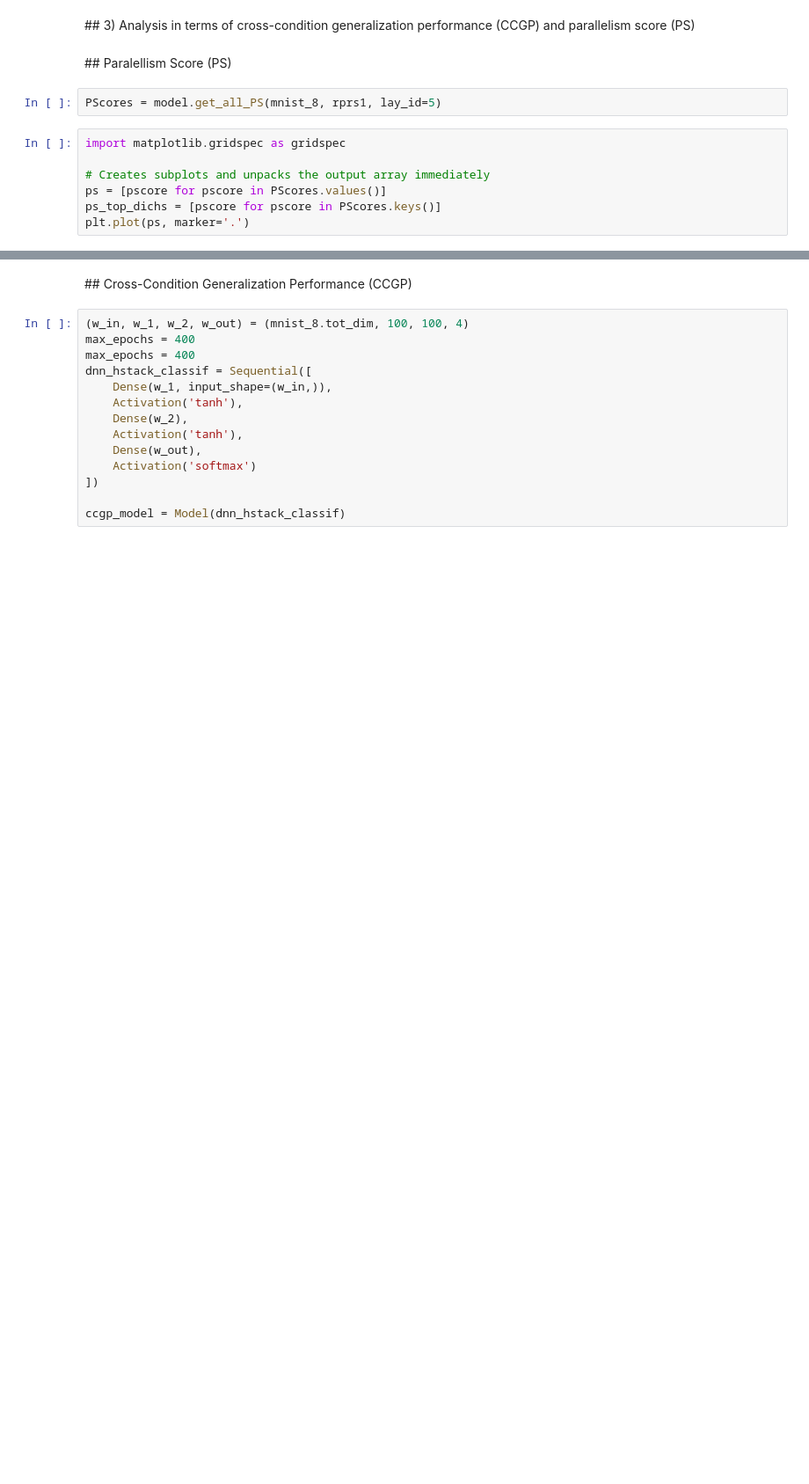
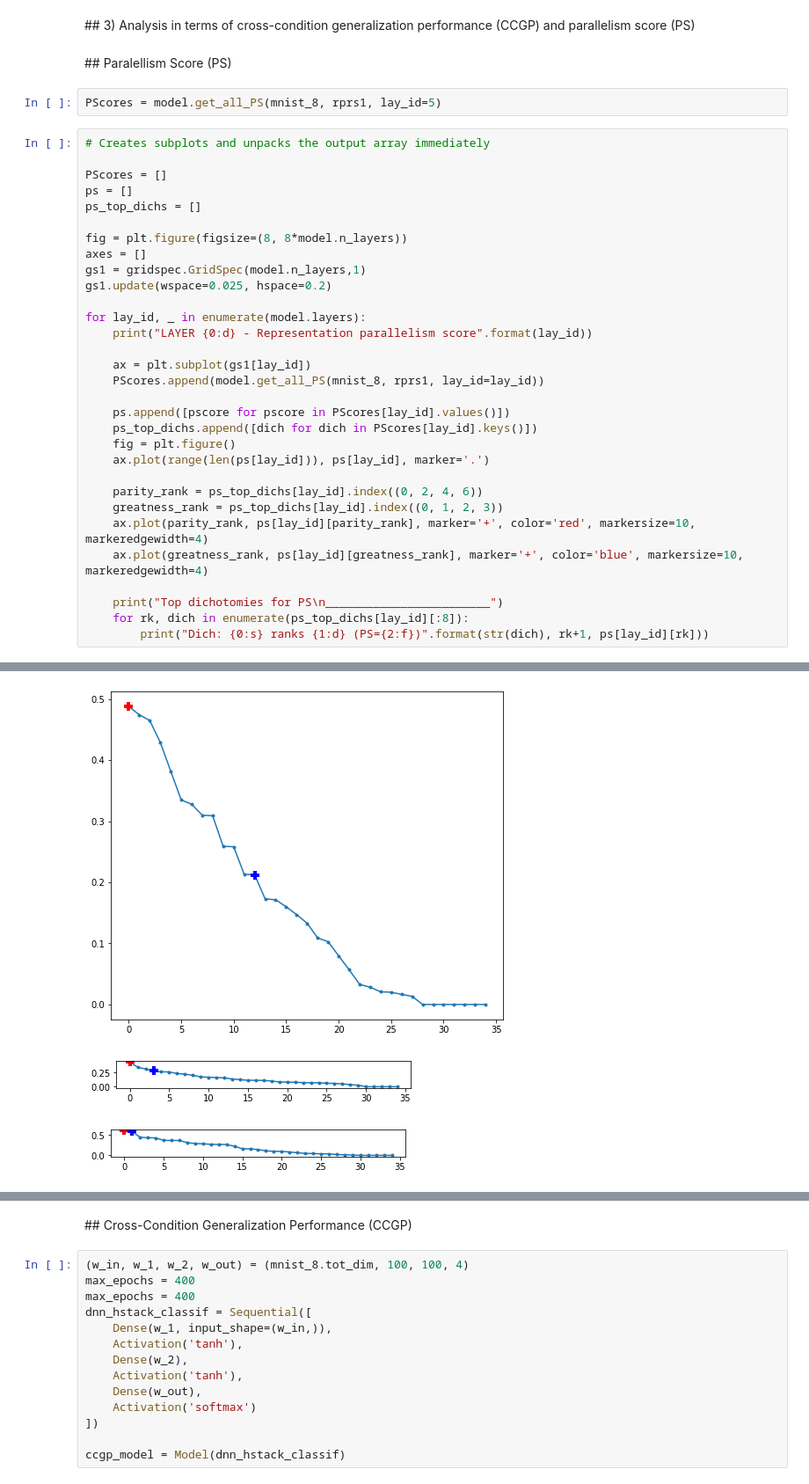
Before and after one commit to slebastard/GeomAbs, a Jupyter notebook: geom_abs/notebooks/GeomAbstr_DNN_MNIST.ipynb, the cells around one changed output, grey strips where cells are left out. Shown: that part at 88% size. Saved outputs shown, nothing was run; the diff lists cells and outputs as text; blank space fills up the shorter version.

```diff
--- a/geom_abs/notebooks/GeomAbstr_DNN_MNIST.ipynb
+++ b/geom_abs/notebooks/GeomAbstr_DNN_MNIST.ipynb
@@ -110,10 +137,35 @@ for lay_id, rpr in enumerate(rprs2):
 ## Paralellism Score (PS)
 # %%
 PScores = model.get_all_PS(mnist_8, rprs1, lay_id=5)
-# %%
-import matplotlib.gridspec as gridspec
-
-# Creates subplots and unpacks the output array immediately
-ps = [pscore for pscore in PScores.values()]
-ps_top_dichs = [pscore for pscore in PScores.keys()]
-plt.plot(ps, marker='.')
+# %%
+# Creates subplots and unpacks the output array immediately
+
+PScores = []
+ps = []
+ps_top_dichs = []
+
+fig = plt.figure(figsize=(8, 8*model.n_layers))
+axes = []
+gs1 = gridspec.GridSpec(model.n_layers,1)
+gs1.update(wspace=0.025, hspace=0.2)
+
+for lay_id, _ in enumerate(model.layers):
+    print("LAYER {0:d} - Representation parallelism score".format(lay_id))
+
+    ax = plt.subplot(gs1[lay_id])
+    PScores.append(model.get_all_PS(mnist_8, rprs1, lay_id=lay_id))
+
+    ps.append([pscore for pscore in PScores[lay_id].values()])
+    ps_top_dichs.append([dich for dich in PScores[lay_id].keys()])
+    fig = plt.figure()
+    ax.plot(range(len(ps[lay_id])), ps[lay_id], marker='.')
+
+    parity_rank = ps_top_dichs[lay_id].index((0, 2, 4, 6))
+    greatness_rank = ps_top_dichs[lay_id].index((0, 1, 2, 3))
+    ax.plot(parity_rank, ps[lay_id][parity_rank], marker='+', color='red', markersize=10, markeredgewidth=4)
+    ax.plot(greatness_rank, ps[lay_id][greatness_rank], marker='+', color='blue', markersize=10, markeredgewidth=4)
+
+    print("Top dichotomies for PS\n________________________")
+    for rk, dich in enumerate(ps_top_dichs[lay_id][:8]):
+        print("Dich: {0:s} ranks {1:d} (PS={2:f})".format(str(dich), rk+1, ps[lay_id][rk]))
+# %% [output]
@@ -119,0 +228,3 @@ plt.plot(ps, marker='.')
+[figure, added]
+[figure, added]
+[figure, added]
```
Also changed, not shown: parts of 13 cells of this notebook, 2 other files.
